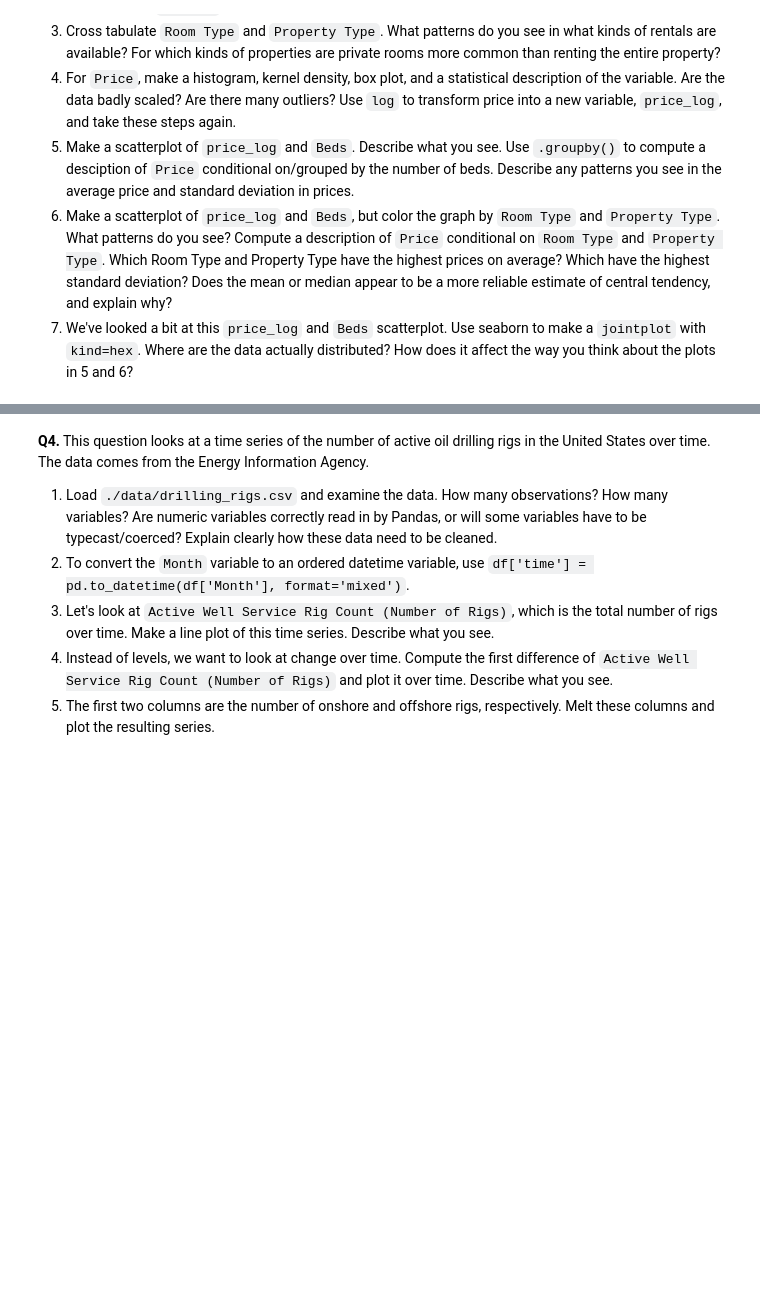
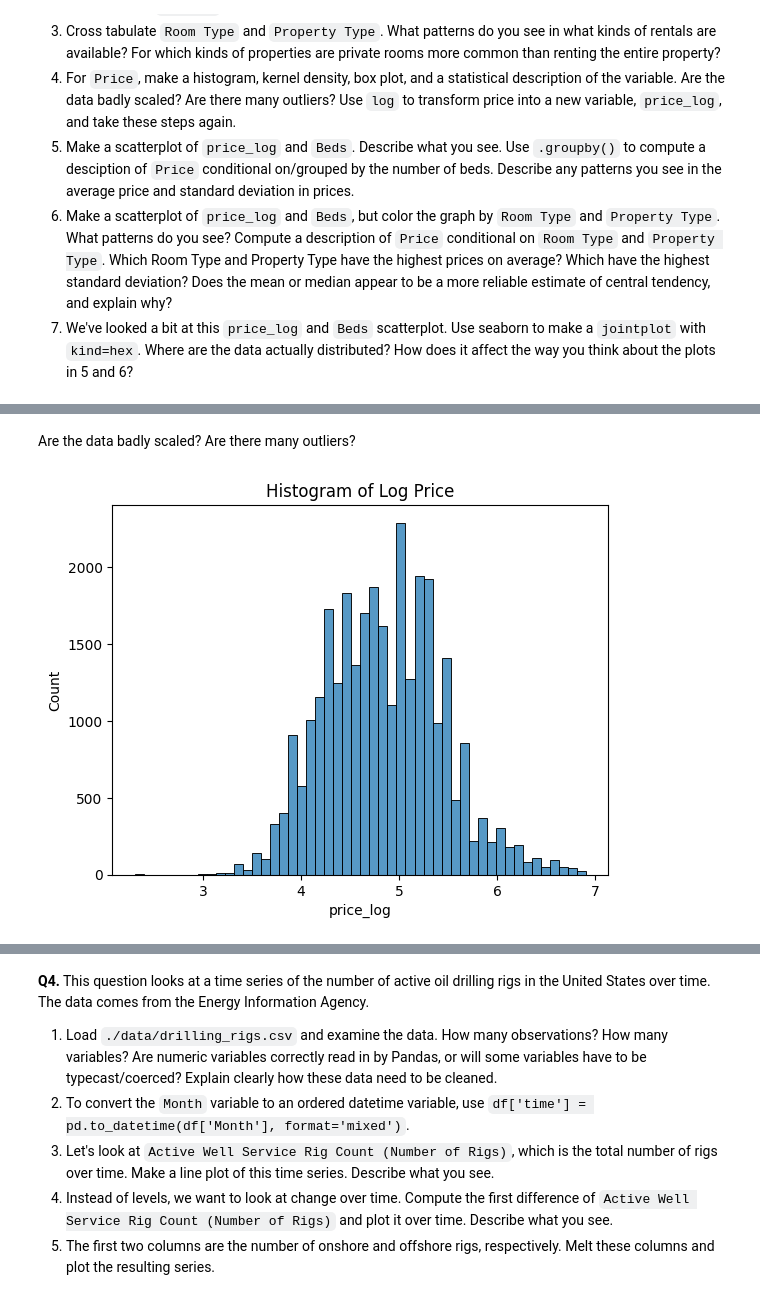
Before and after one commit to kpunsalan8/DS-3001-EDA-KP, a Jupyter notebook: assignment/assignment.ipynb, the cells around one changed output, grey strips where cells are left out. Cells and saved outputs as stored; diff of their text form; code cells hidden in the pictures; blank space fills up the shorter version.

```diff
--- a/assignment/assignment.ipynb
+++ b/assignment/assignment.ipynb
@@ -228,0 +308,12 @@ dtype: int64
+# %% [markdown]
+Are the data badly scaled? Are there many outliers?
+# %%
+# Use log to transform price into a new variable, price_log
+df['price_log'] = np.log(df['Price'])
+# %%
+# log price histogram
+sns.histplot(df['price_log'], bins=50)
+plt.title('Histogram of Log Price')
+plt.show()
+# %% [output]
+[figure, added]
```
Also changed, not shown: parts of 36 cells of this notebook.
